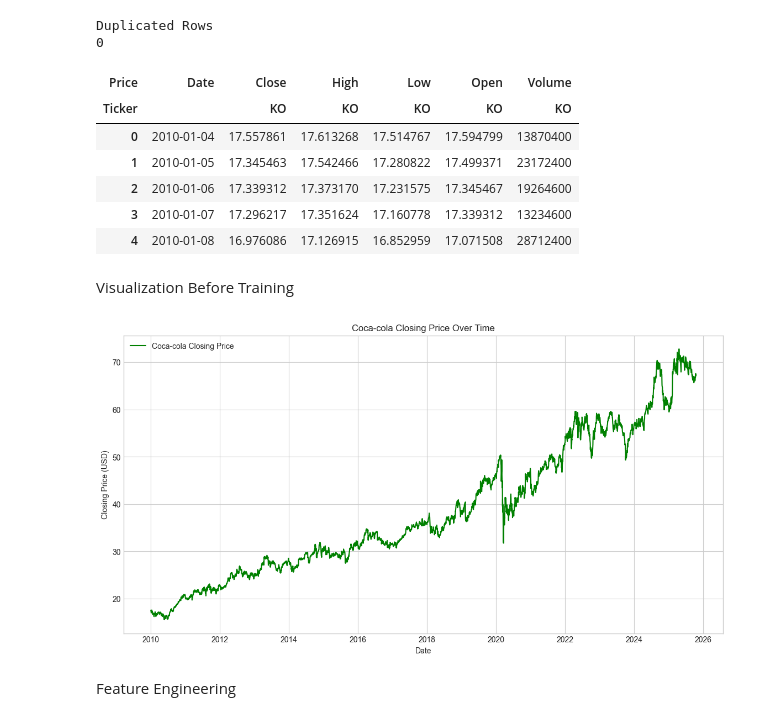
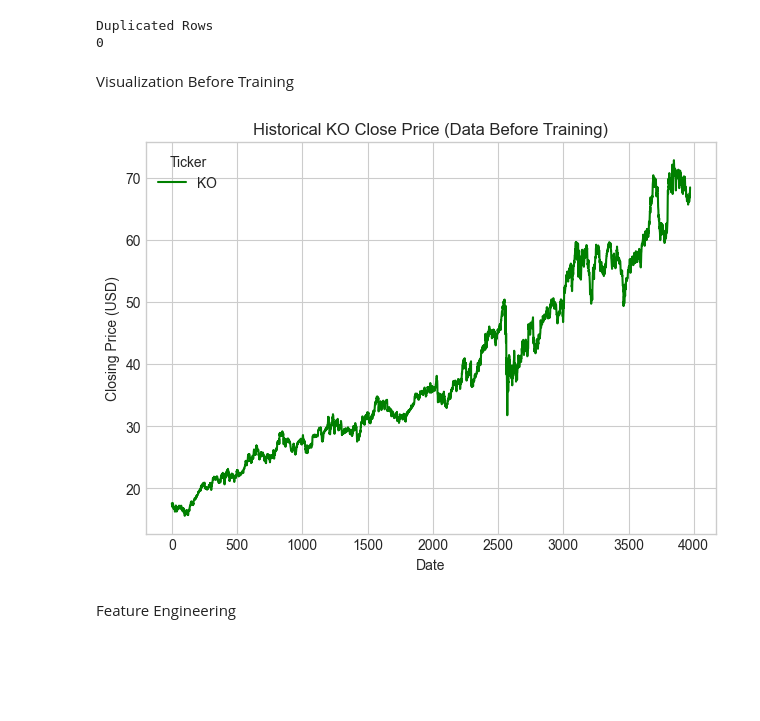
Before and after one commit to charlesakinnurun/coca-cola-stock, a Jupyter notebook: model.ipynb, the cells around one changed output. Cells and saved outputs as stored; diff of their text form; code cells hidden in the pictures; blank space fills up the shorter version.

```diff
--- a/model.ipynb
+++ b/model.ipynb
@@ -103,27 +105,15 @@ df.reset_index(inplace=True)
-# %%
-df.head()
-# %% [output]
-| Price | Date | Close | High | Low | Open | Volume |
-| Ticker |  | KO | KO | KO | KO | KO |
-| 0 | 2010-01-04 | 17.557861 | 17.613268 | 17.514767 | 17.594799 | 13870400 |
-| 1 | 2010-01-05 | 17.345463 | 17.542466 | 17.280822 | 17.499371 | 23172400 |
-| 2 | 2010-01-06 | 17.339312 | 17.373170 | 17.231575 | 17.345467 | 19264600 |
-| 3 | 2010-01-07 | 17.296217 | 17.351624 | 17.160778 | 17.339312 | 13234600 |
-| 4 | 2010-01-08 | 16.976086 | 17.126915 | 16.852959 | 17.071508 | 28712400 |
 # %% [markdown]
 Visualization Before Training
 # %%
-# Create a visualization of the raw data to show the overall trend of Coca-cola closing price
-plt.figure(figsize=(14,7))
-plt.plot(df["Date"],df["Close"],label="Coca-cola Closing Price",color="green")
-plt.title("Coca-cola Closing Price Over Time")
+# Display a simple plot showing the historical close price (before training)
+plt.Figure(figsize=(14,3))
+df["Close"].plot(title=f"Historical {TICKER} Close Price (Data Before Training)",color="green")
 plt.xlabel("Date")
 plt.ylabel("Closing Price (USD)")
-plt.legend()
-plt.grid(True)
+plt.tight_layout()
 plt.show()
 # %% [output]
-[figure, old version]
+[figure, new version]
 # %% [markdown]
 Feature Engineering
 # %%
```
Also changed, not shown: parts of 35 cells of this notebook, 1 other file.
